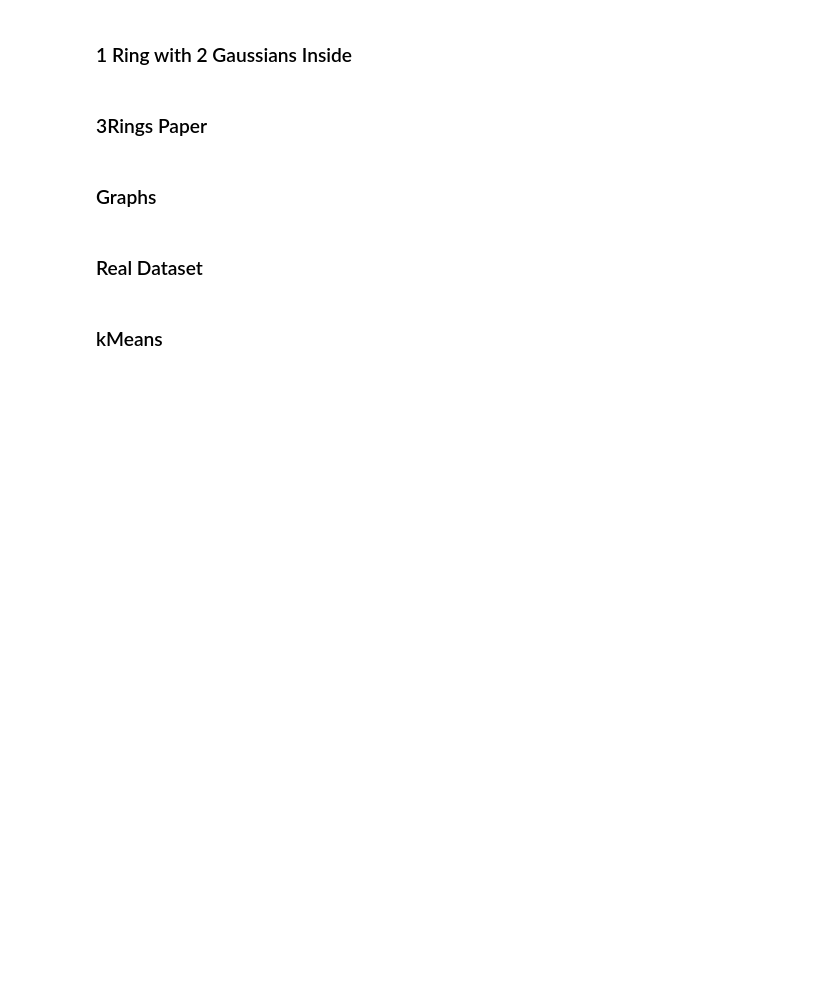
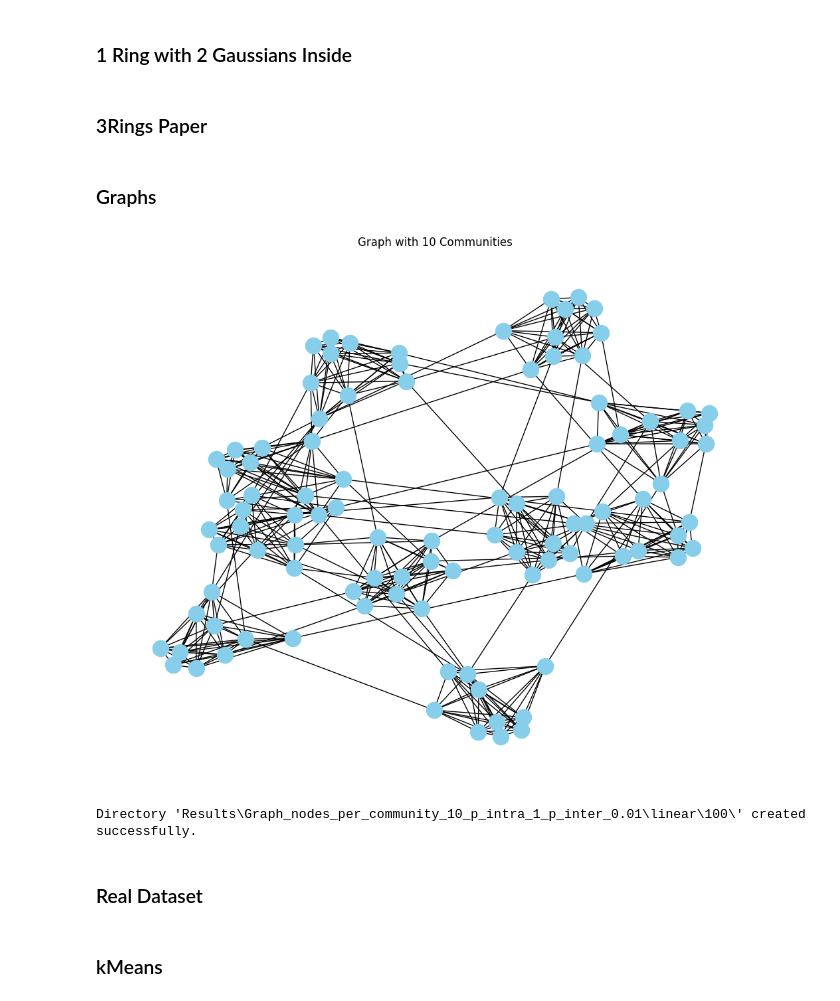
Before and after one commit to gvardakas/global-kernel-k-means-pp, a Jupyter notebook: Kernel k-means.ipynb, the cells around one changed output. Drawn from its saved outputs; the diff is of its cells as text; code cells hidden in the pictures; blank space fills up the shorter version.

Commit message:
Update Kernel k-means.ipynb
Fix graphs

```diff
--- a/Kernel k-means.ipynb
+++ b/Kernel k-means.ipynb
@@ -16,15 +34,16 @@ from Common_Modules.General_Functions import General_Functions
 # %% [markdown]
 ### Switches
 # %%
-plot_is_enabled = False
+plot_is_enabled = True
 two_rings_is_enabled = False
 three_rings_is_enabled = False
 one_ring_with_two_gaussians_is_enabled = False
 three_rings_paper_is_enabled = False
-graph_is_enabled = False
+graph_is_enabled = True
+real_dataset_is_enabled = False
 kMeans_is_enabled = False
 kernelKMeans_is_enabled = False
-kernelKMeansPP_is_enabled = False
+kernelKMeansPP_is_enabled = True
 globalKernelKMeans_is_enabled = False
 globalKernelKMeansPP_is_enabled = False
 # %% [markdown]
@@ -97,10 +112,15 @@ if (three_rings_paper_is_enabled):
 # %%
 if(graph_is_enabled):
     K = 10
     graph = Graph(n_communities=K, n_nodes_per_community=10, p_intra=1, p_inter=0.01, colors=colors)
+    dataset_name = f"Graph_nodes_per_community_{graph.n_nodes_per_community}_p_intra_{graph.p_intra}_p_inter_{graph.p_inter}"
     graph.create_adj_matrix()
     kernel_matrix = graph.adj_matrix = pairwise_kernels(graph.adj_matrix, graph.adj_matrix, metric='linear')
-    graph.create_kernel_matrix_from_adj_matrix()
+    data_dir_path = f"Results\\{dataset_name}\\{kernel}\\{n_init}\\"
+    General_Functions().create_directory(data_dir_path)
+# %% [output]
+[figure, added]
+Directory 'Results\Graph_nodes_per_community_10_p_intra_1_p_inter_0.01\linear\100\' created successfully.
 # %% [markdown]
 ### Real Dataset
 # %%
```
Also changed, not shown: parts of 6 cells of this notebook.
